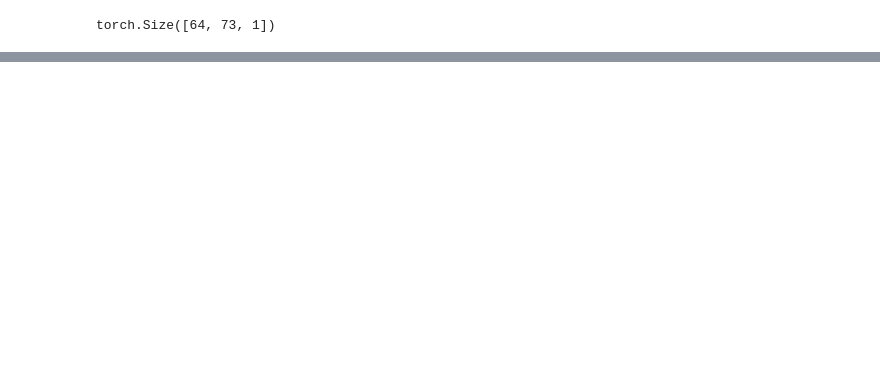
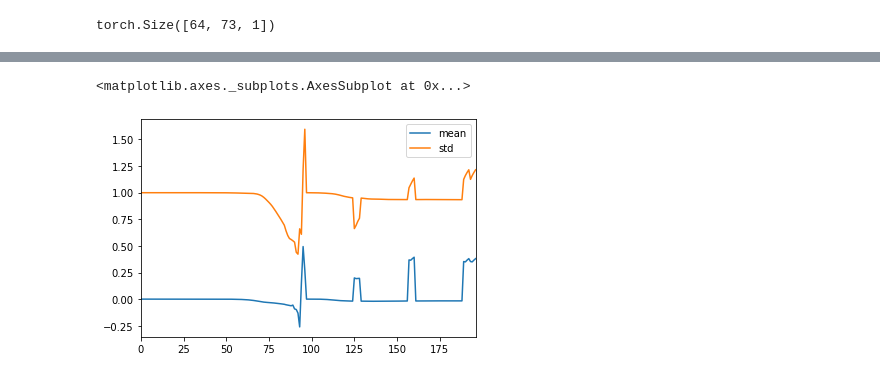
Before and after one commit to takotab/time-series-testing, a Jupyter notebook: nbs/_v2_seq_seq.ipynb, the cells around one changed output, grey strips where cells are left out. Cells and saved outputs as stored; diff of their text form; code cells hidden in the pictures; blank space fills up the shorter version.

```diff
--- a/nbs/_v2_seq_seq.ipynb
+++ b/nbs/_v2_seq_seq.ipynb
@@ -603 +620,3 @@ learn.lr_find()
+# %%
+learn.out = []
 # %%
@@ -612,0 +631,7 @@ learn.validate()
+# %%
+df = pd.DataFrame(learn.model.out)
+# %%
+df.plot()
+# %% [output]
+<matplotlib.axes._subplots.AxesSubplot at 0x...>
+[figure, added]
```
Also changed, not shown: parts of 30 cells of this notebook.
